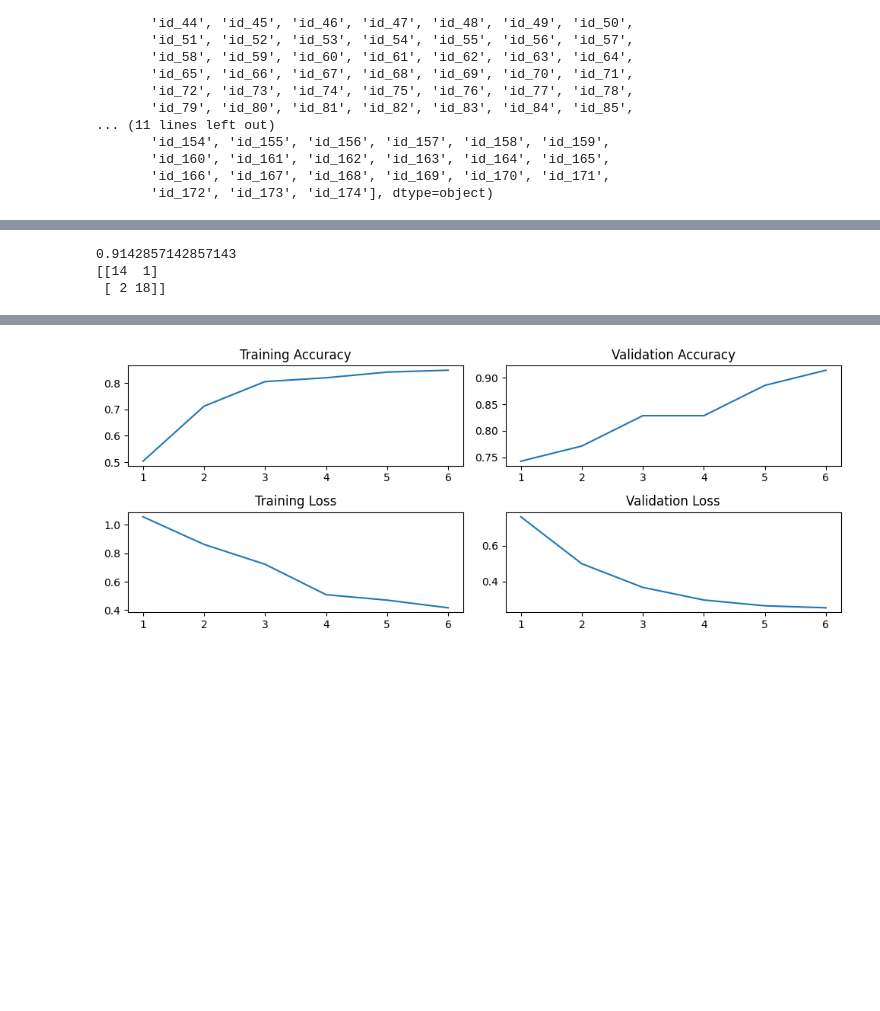
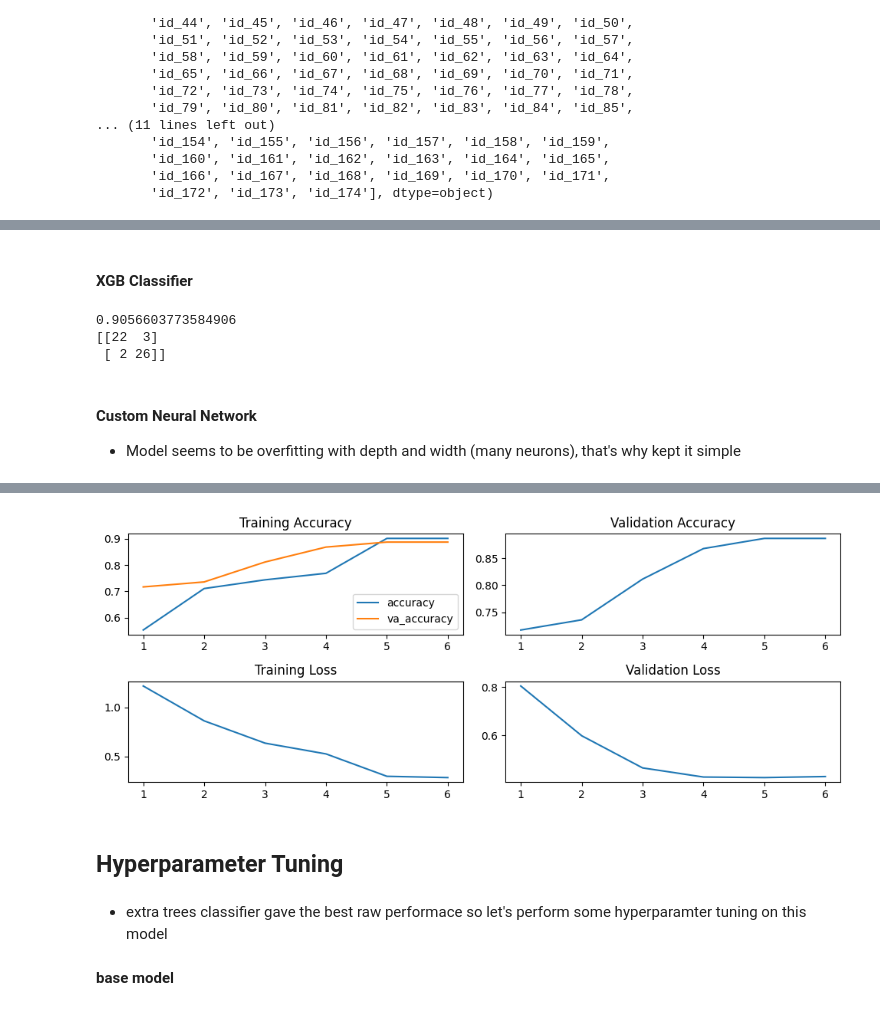
Before and after one commit to Himanshu-Barange/Deep-Learning-Projects, a Jupyter notebook: Alzeihmer's_Detection_Using_Handwriting.ipynb, the cells around one changed output, grey strips where cells are left out. Drawn from its saved outputs; the diff is of its cells as text; code cells hidden in the pictures; blank space fills up the shorter version.

```diff
--- a/Alzeihmer's_Detection_Using_Handwriting.ipynb
+++ b/Alzeihmer's_Detection_Using_Handwriting.ipynb
@@ -113,4 +117,25 @@ y = encoder.fit_transform(y)
+# %%
+
+def preprocess(X: pd.DataFrame, y: pd.DataFrame) -> tuple:
+    """"
+    Remove column 'ID' from X if available.
+    Scale X using RobustScaler.
+    Encode y using LabelEncoder.
+    Return X and y.
+    """
+    if 'ID' in X.columns:
+        X = X.drop('ID', axis=1)
+
+    scaler = RobustScaler()
+    X = scaler.fit_transform(X)
+
+    encoder = LabelEncoder()
+    y = encoder.fit_transform(y)
+
+    return X, y
+
+X, y = preprocess(X, y)
 # %%
 from sklearn.model_selection import train_test_split
 # %%
-x_train, x_test, y_train, y_test = train_test_split(X, y, test_size=0.2, random_state=42)
+x_train, x_test, y_train, y_test = train_test_split(X, y, test_size=0.3, random_state=36)
@@ -243,3 +283,5 @@ Successfully installed nvidia-nccl-cu12-2.22.3 xgboost-2.1.1
+# %% [markdown]
+#### XGB Classifier
 # %%
 from xgboost import XGBClassifier
 # %%
@@ -248,9 +290,13 @@ predictions = xgb.predict(x_test)
 print(accuracy_score(y_test, predictions))
 print(confusion_matrix(y_test, predictions))
 # %% [output]
-0.9142857142857143
-[[14  1]
- [ 2 18]]
+0.9056603773584906
+[[22  3]
+ [ 2 26]]
+# %% [markdown]
+#### Custom Neural Network
+
+- Model seems to be overfitting with depth and width (many neurons), that's why kept it simple
 # %%
 import tensorflow as tf
 from tensorflow.keras.layers import Dense, Dropout
@@ -259,13 +305,13 @@ from tensorflow.keras.optimizers import Adam
 from tensorflow.keras.models import Sequential
 # %%
 model = Sequential([
-    Dense(16, activation='mish', kernel_initializer=HeNormal(seed = 36)),
+    Dense(16, activation='relu', kernel_initializer=GlorotUniform(seed = 36)),
     Dropout(0.2, seed = 36),
-    Dense(1, activation = 'sigmoid', kernel_initializer=HeNormal(seed = 36))
+    Dense(1, activation = 'sigmoid', kernel_initializer=GlorotUniform(seed = 36))
 ])
 
 model.compile(
-    optimizer=Adam(),
+    optimizer=tf.keras.optimizers.Adam(0.000999),
     loss='binary_crossentropy',
     metrics=['accuracy']
 )
@@ -281,8 +327,9 @@ val_accuracy = history.history['val_accuracy']
 
 fig, ax = plt.subplots(nrows = 2, ncols = 2, figsize = (10, 4))
 ax[0, 0].plot(range(1, len(accuracy)+1), accuracy, label = 'accuracy')
+ax[0, 0].plot(range(1, len(val_accuracy)+1), val_accuracy, label = 'va_accuracy')
 ax[0, 0].set_title('Training Accuracy')
-ax[0, 1].plot(range(1, len(val_accuracy)+1), val_accuracy, label = 'val_accuracy')
+ax[0, 1].plot(range(1, len(val_accuracy)+1), val_accuracy)
 ax[0, 1].set_title('Validation Accuracy')
 
 loss = history.history['loss']
@@ -293,6 +340,7 @@ ax[1, 0].set_title('Training Loss')
 ax[1, 1].plot(range(1, len(val_loss)+1), val_loss)
 ax[1, 1].set_title('Validation Loss')
 
+ax[0, 0].legend()
 plt.tight_layout()
 plt.show()
 # %% [output]
@@ -311 +359,7 @@ Epoch 6/6
-[figure, old version]
+[figure, new version]
+# %% [markdown]
+## Hyperparameter Tuning
+# %% [markdown]
+- extra trees classifier gave the best raw performace so let's perform some hyperparamter tuning on this model
+# %% [markdown]
+**base model**
```
Also changed, not shown: parts of 40 cells of this notebook.
